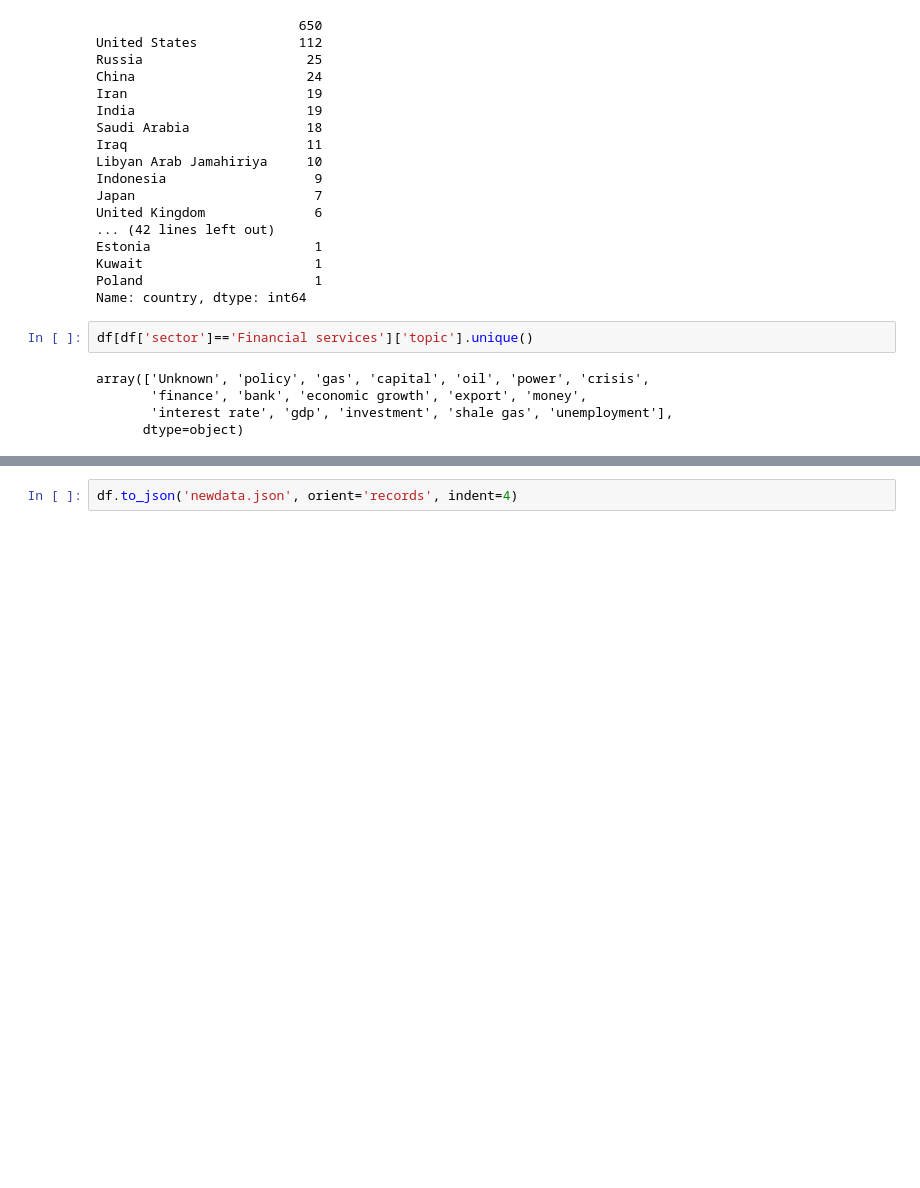
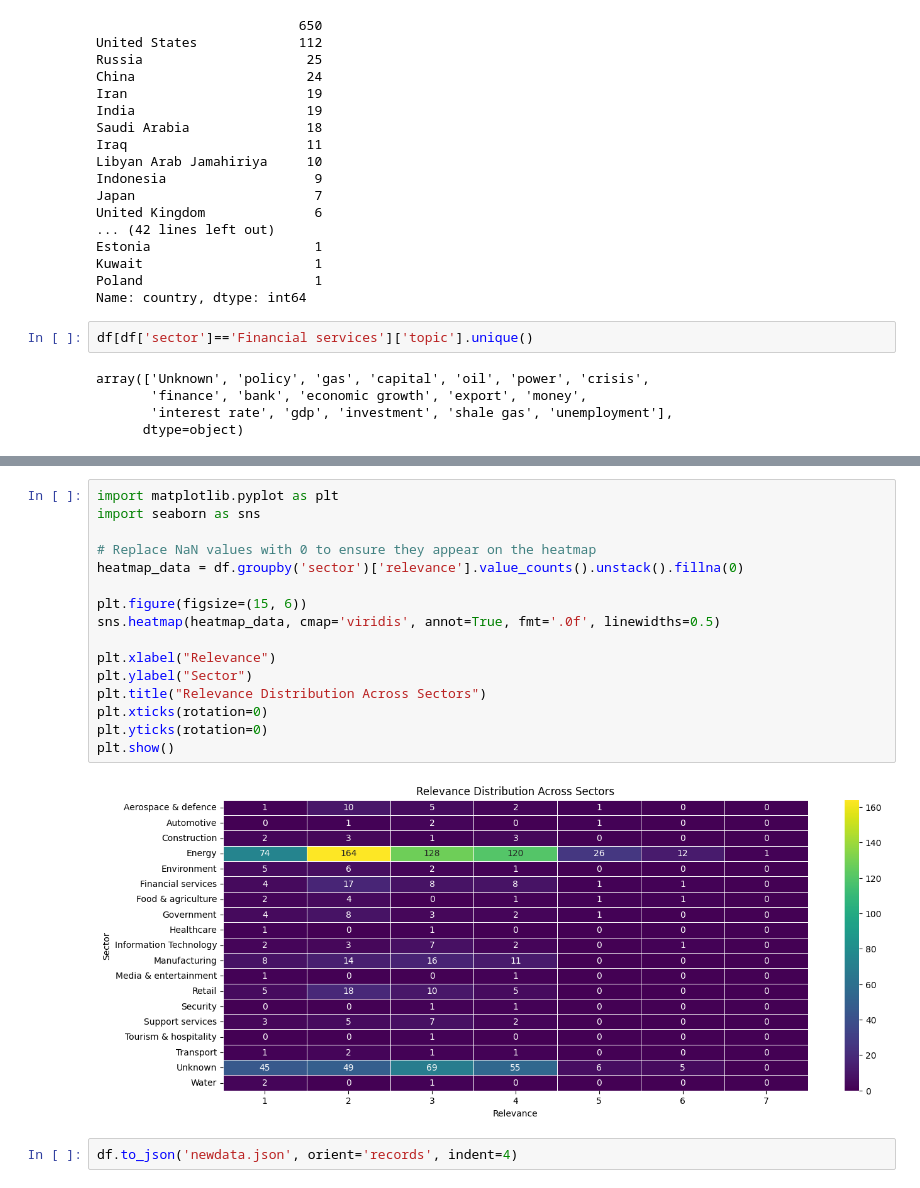
Before and after one commit to parn-jain/BlackCoffer-Assignment, a Jupyter notebook: Preprocessing-and-analysing-data.ipynb, the cells around one changed output, grey strips where cells are left out. Saved outputs shown, nothing was run; the diff lists cells and outputs as text; blank space fills up the shorter version.

Commit message:
heatmap added

```diff
--- a/Preprocessing-and-analysing-data.ipynb
+++ b/Preprocessing-and-analysing-data.ipynb
@@ -515,2 +526,20 @@ fig.show(config={"modeBarButtonsToAdd": ["toImage"]})
+# %%
+import matplotlib.pyplot as plt
+import seaborn as sns
+
+# Replace NaN values with 0 to ensure they appear on the heatmap
+heatmap_data = df.groupby('sector')['relevance'].value_counts().unstack().fillna(0)
+
+plt.figure(figsize=(15, 6))
+sns.heatmap(heatmap_data, cmap='viridis', annot=True, fmt='.0f', linewidths=0.5)
+
+plt.xlabel("Relevance")
+plt.ylabel("Sector")
+plt.title("Relevance Distribution Across Sectors")
+plt.xticks(rotation=0)
+plt.yticks(rotation=0)
+plt.show()
+# %% [output]
+[figure, added]
 # %%
 df.to_json('newdata.json', orient='records', indent=4)
```
Also changed, not shown: parts of 1 cell of this notebook, 4 other files.
